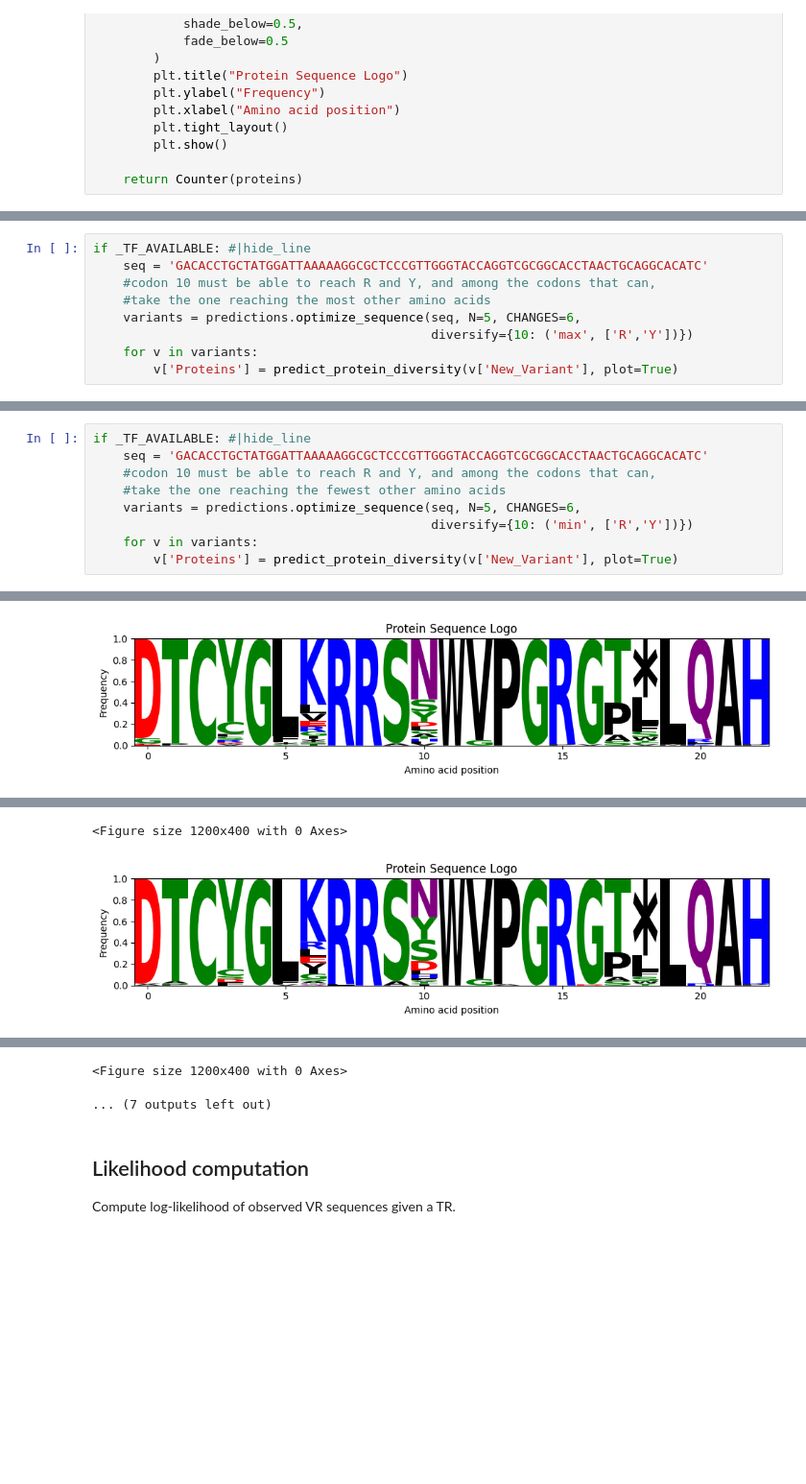
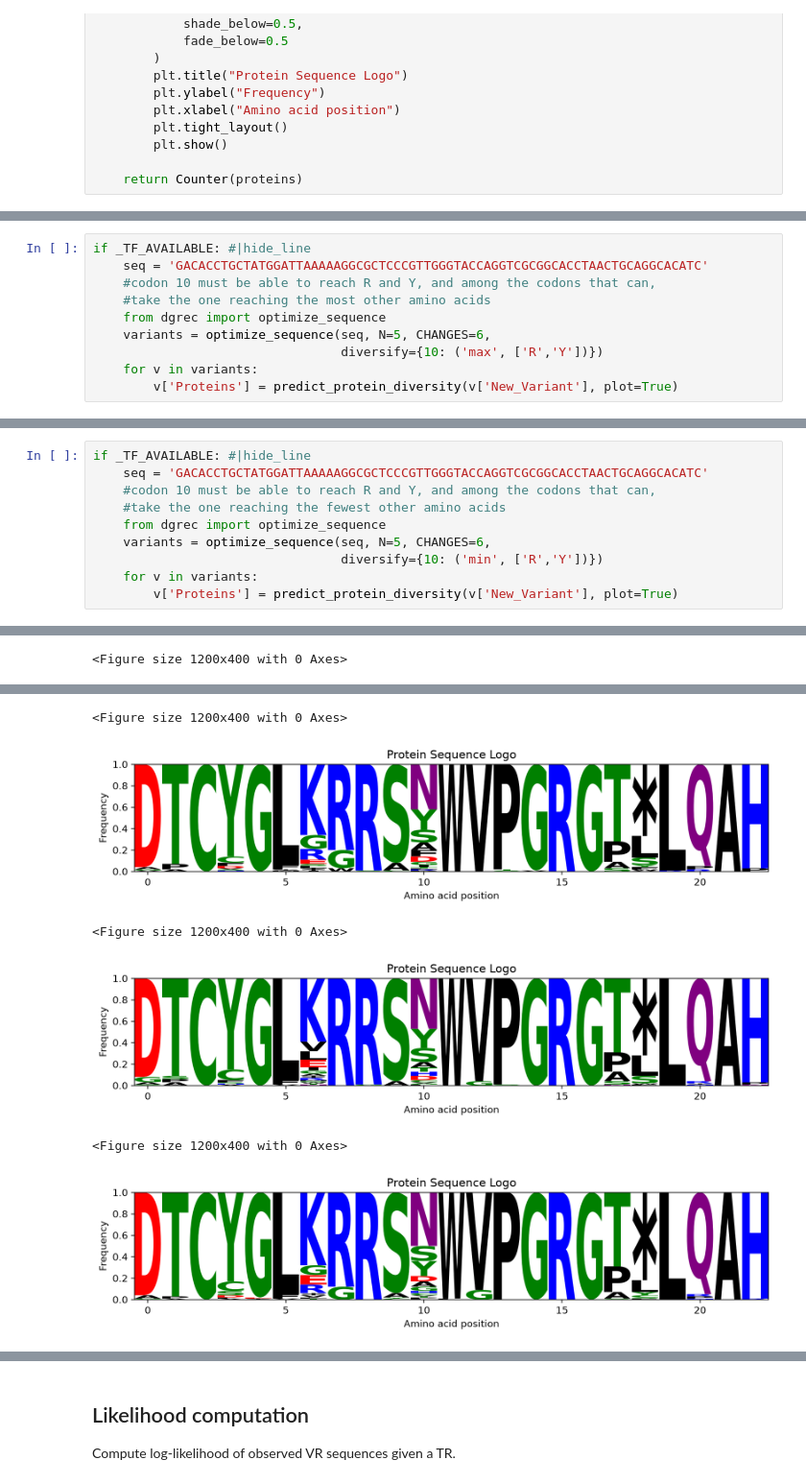
Before and after one commit to dbikard/dgrec, a Jupyter notebook: nbs/API/09_lstm.ipynb, the cells around one changed output, grey strips where cells are left out. Shown at 96% size. Drawn from its saved outputs; the diff is of its cells as text; blank space fills up the shorter version.

```diff
--- a/nbs/API/09_lstm.ipynb
+++ b/nbs/API/09_lstm.ipynb
@@ -504,8 +496,9 @@ if _TF_AVAILABLE: #|hide_line
     seq = 'GACACCTGCTATGGATTAAAAAGGCGCTCCCGTTGGGTACCAGGTCGCGGCACCTAACTGCAGGCACATC'
     #codon 10 must be able to reach R and Y, and among the codons that can,
     #take the one reaching the most other amino acids
-    variants = predictions.optimize_sequence(seq, N=5, CHANGES=6,
-                                             diversify={10: ('max', ['R','Y'])})
+    from dgrec import optimize_sequence
+    variants = optimize_sequence(seq, N=5, CHANGES=6,
+                                 diversify={10: ('max', ['R','Y'])})
     for v in variants:
         v['Proteins'] = predict_protein_diversity(v['New_Variant'], plot=True)
 # %% [output]
@@ -527,8 +522,9 @@ if _TF_AVAILABLE: #|hide_line
     seq = 'GACACCTGCTATGGATTAAAAAGGCGCTCCCGTTGGGTACCAGGTCGCGGCACCTAACTGCAGGCACATC'
     #codon 10 must be able to reach R and Y, and among the codons that can,
     #take the one reaching the fewest other amino acids
-    variants = predictions.optimize_sequence(seq, N=5, CHANGES=6,
-                                             diversify={10: ('min', ['R','Y'])})
+    from dgrec import optimize_sequence
+    variants = optimize_sequence(seq, N=5, CHANGES=6,
+                                 diversify={10: ('min', ['R','Y'])})
     for v in variants:
         v['Proteins'] = predict_protein_diversity(v['New_Variant'], plot=True)
 # %% [output]
@@ -540,0 +538 @@ if _TF_AVAILABLE: #|hide_line
+<Figure size 1200x400 with 0 Axes>
@@ -541 +540,6 @@ if _TF_AVAILABLE: #|hide_line
+<Figure size 1200x400 with 0 Axes>
+[figure, new version]
+<Figure size 1200x400 with 0 Axes>
+[figure, new version]
+<Figure size 1200x400 with 0 Axes>
-[figure, old version]
+[figure, new version]
@@ -543,2 +545,0 @@ if _TF_AVAILABLE: #|hide_line
-<Figure size 1200x400 with 0 Axes>
-[figure, removed]
@@ -546,5 +546,3 @@ if _TF_AVAILABLE: #|hide_line
-<Figure size 1200x400 with 0 Axes>
-... (7 outputs left out)
 # %% [markdown]
 ## Likelihood computation
 
```
Also changed, not shown: parts of 16 cells of this notebook, 3 other files.
